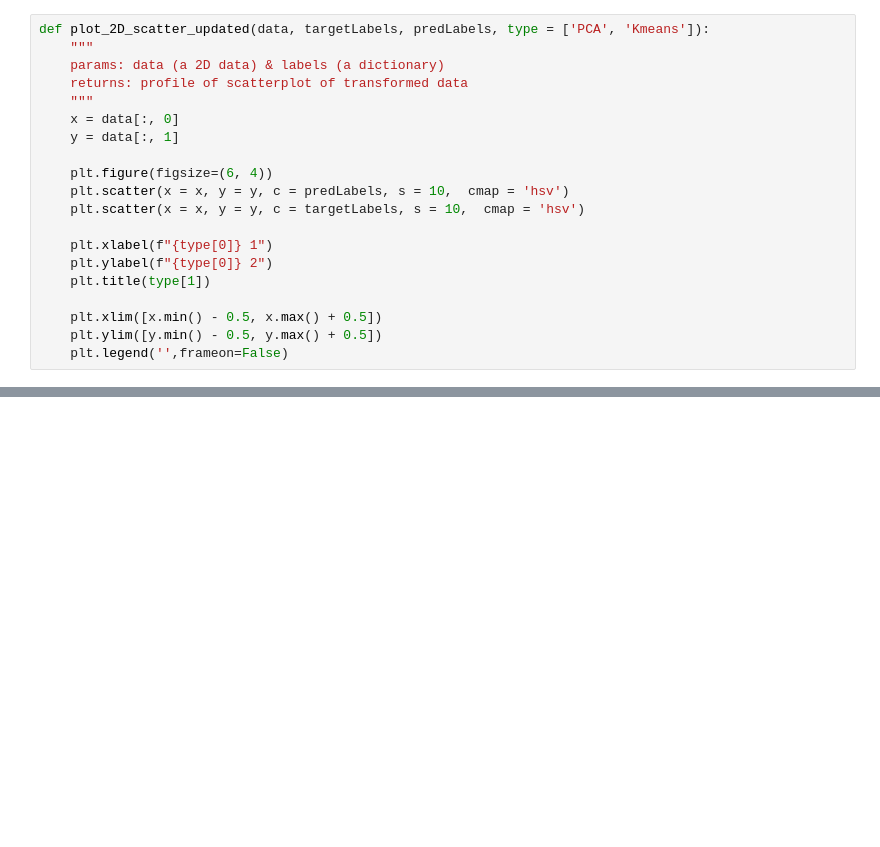
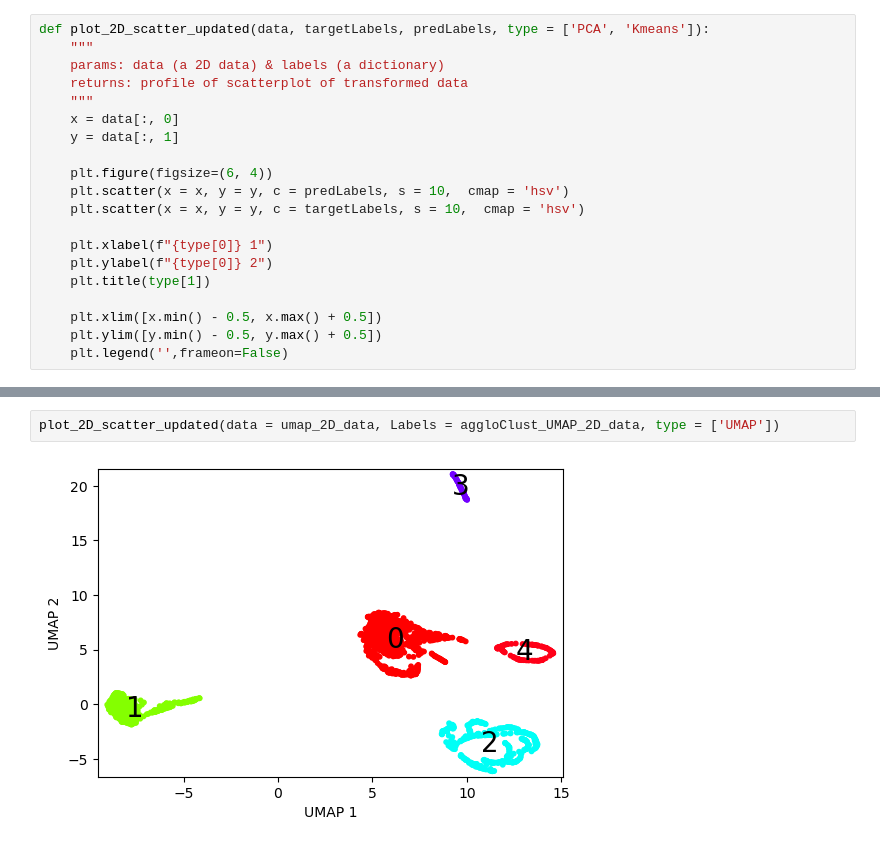
Before and after one commit to anabenitoterreros/TEPaat, a Jupyter notebook: notebooks/3.2-aat-Clustering-extended.ipynb, the cells around one changed output, grey strips where cells are left out. Cells and saved outputs as stored; diff of their text form; blank space fills up the shorter version.

```diff
--- a/notebooks/3.2-aat-Clustering-extended.ipynb
+++ b/notebooks/3.2-aat-Clustering-extended.ipynb
@@ -753,0 +753,4 @@ plot_2D_scatter_updated(data = umap_2D_data, targetLabels = labels['label'], pre
+# %%
+plot_2D_scatter_updated(data = umap_2D_data, Labels = aggloClust_UMAP_2D_data, type = ['UMAP'])
+# %% [output]
+[figure, added]
```
Also changed, not shown: parts of 10 cells of this notebook, 2 other files.
